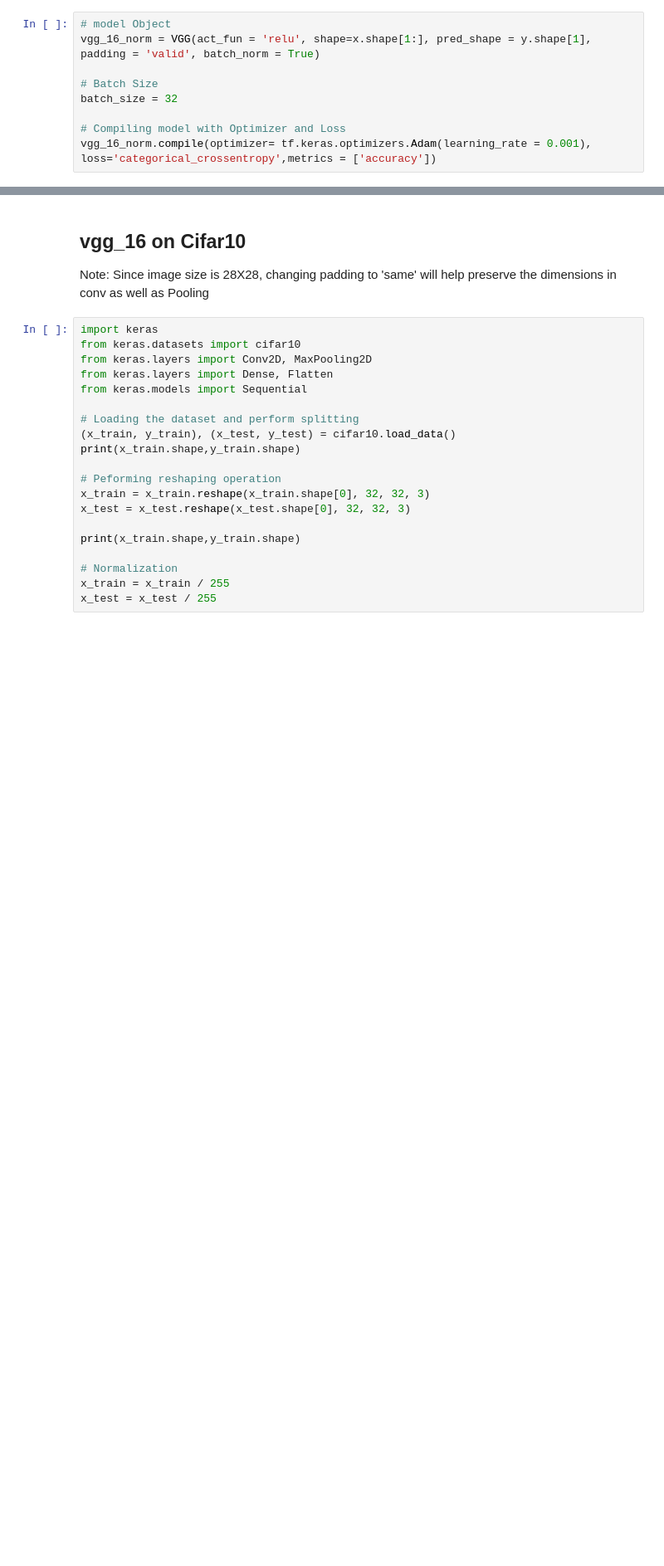
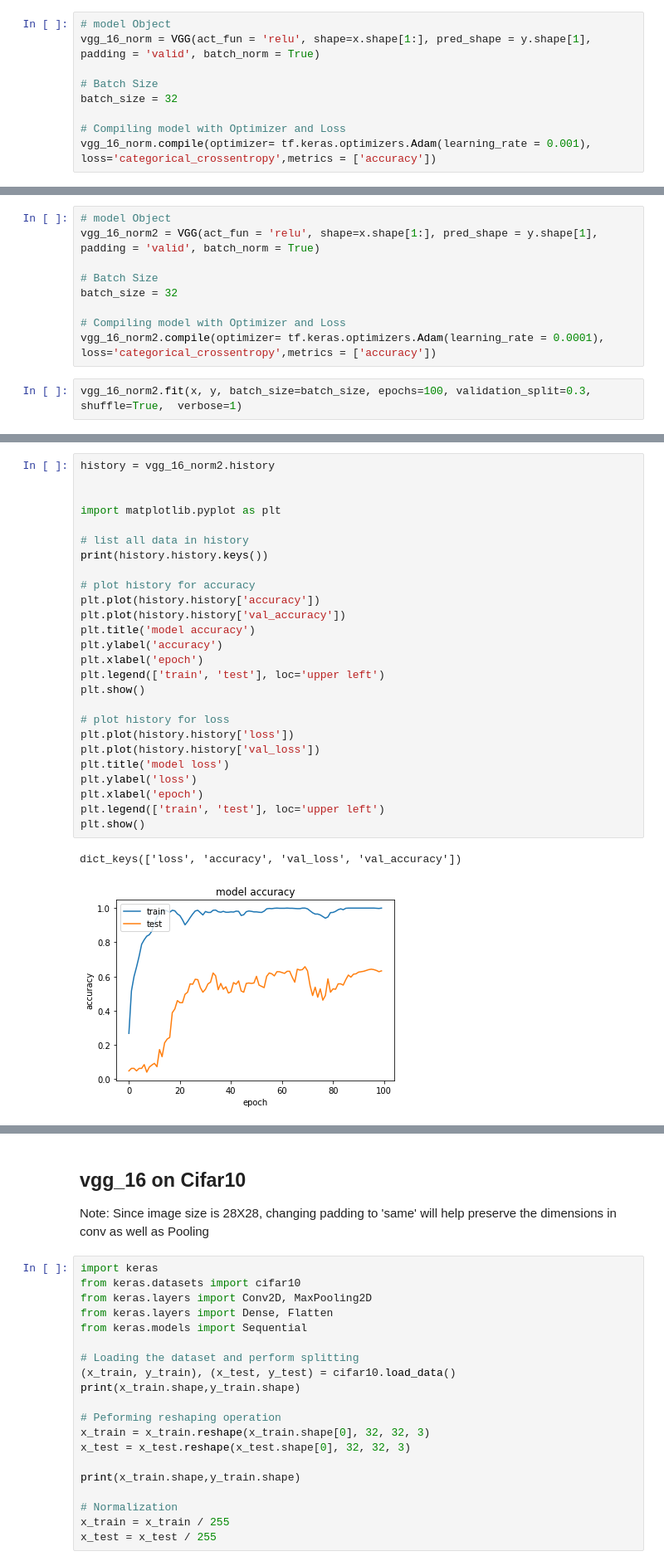
Before and after one commit to sachinkun21/CNN_Architectures, a Jupyter notebook: VGG_Tensorflow.ipynb, the cells around one changed output, grey strips where cells are left out. Shown at 83% size. Drawn from its saved outputs; the diff is of its cells as text; blank space fills up the shorter version.

```diff
--- a/VGG_Tensorflow.ipynb
+++ b/VGG_Tensorflow.ipynb
@@ -335,0 +381,11 @@ plt.show()
+# %%
+# model Object
+vgg_16_norm2 = VGG(act_fun = 'relu', shape=x.shape[1:], pred_shape = y.shape[1], padding = 'valid', batch_norm = True)
+
+# Batch Size
+batch_size = 32
+
+# Compiling model with Optimizer and Loss
+vgg_16_norm2.compile(optimizer= tf.keras.optimizers.Adam(learning_rate = 0.0001), loss='categorical_crossentropy',metrics = ['accuracy'])
+# %%
+vgg_16_norm2.fit(x, y, batch_size=batch_size, epochs=100, validation_split=0.3, shuffle=True,  verbose=1)
@@ -335,0 +411,29 @@ plt.show()
+# %%
+history = vgg_16_norm2.history
+
+
+import matplotlib.pyplot as plt
+
+# list all data in history
+print(history.history.keys())
+
+# plot history for accuracy
+plt.plot(history.history['accuracy'])
+plt.plot(history.history['val_accuracy'])
+plt.title('model accuracy')
+plt.ylabel('accuracy')
+plt.xlabel('epoch')
+plt.legend(['train', 'test'], loc='upper left')
+plt.show()
+
+# plot history for loss
+plt.plot(history.history['loss'])
+plt.plot(history.history['val_loss'])
+plt.title('model loss')
+plt.ylabel('loss')
+plt.xlabel('epoch')
+plt.legend(['train', 'test'], loc='upper left')
+plt.show()
+# %% [output]
+dict_keys(['loss', 'accuracy', 'val_loss', 'val_accuracy'])
+[figure, added]
```
Also changed, not shown: parts of 6 cells of this notebook.
